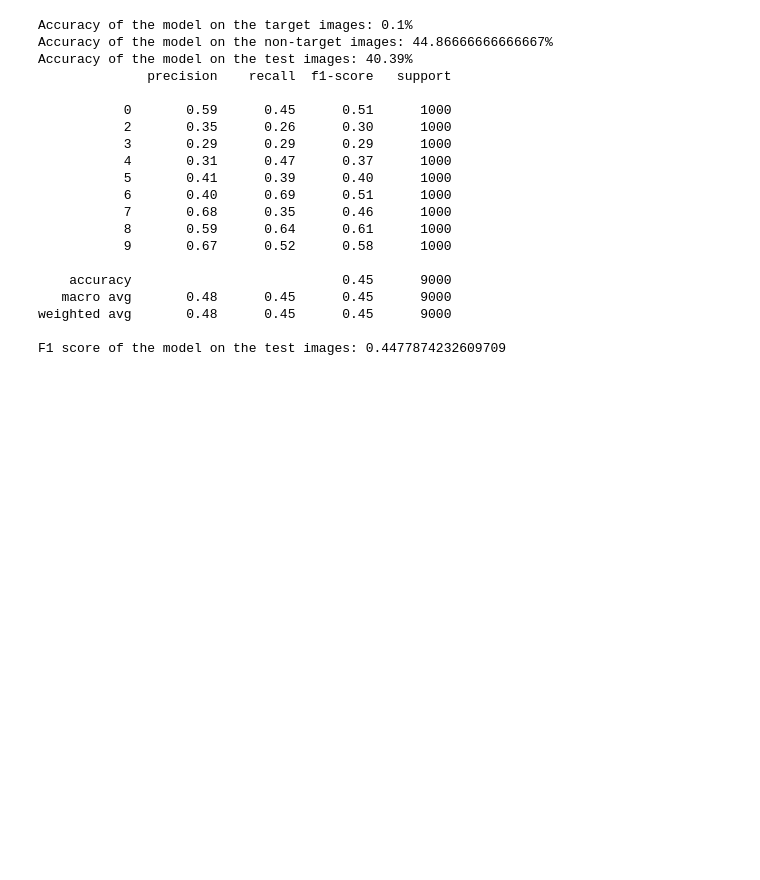
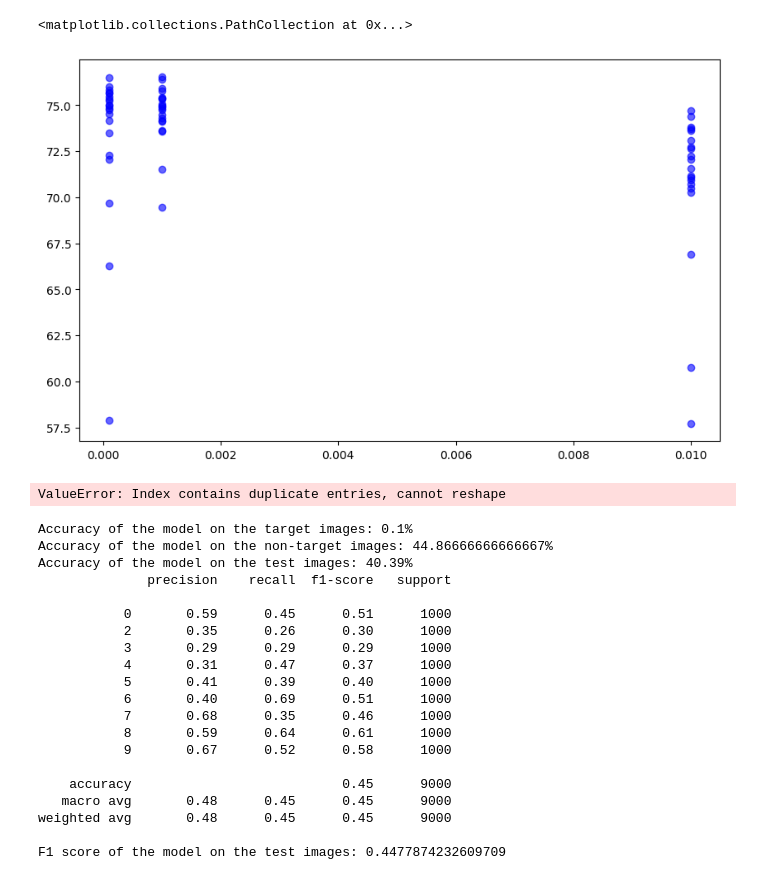
Before and after one commit to d1c0n/machine-unlearning, a Jupyter notebook: moe.ipynb, the cells around one changed output. Drawn from its saved outputs; the diff is of its cells as text; code cells hidden in the pictures; blank space fills up the shorter version.

```diff
--- a/moe.ipynb
+++ b/moe.ipynb
@@ -540,0 +720,76 @@ Unlearning procedure completed.
+# %%
+import matplotlib.pyplot as plt
+
+with open("grid_search_results.json", "r") as f:
+    results = json.load(f)
+
+    y = [
+        ((100 - result["accuracy_target"]) + result["accuracy_non_target"]) / 2
+        for result in results
+    ]
+    x = [result["hyperparameters"]["learning_rate"] for result in results]
+
+
+# Plot the results as a scatter plot
+plt.figure(figsize=(10, 6))
+plt.scatter(x, y, c="blue", alpha=0.6)
+# %% [output]
+<matplotlib.collections.PathCollection at 0x...>
+[figure, added]
+# %%
+import pandas as pd
+import numpy as np
+import seaborn as sns
+import matplotlib.pyplot as plt
+
+# Convert the data to a pandas DataFrame
+data = json.load(open("grid_search_results.json"))
+df = pd.DataFrame(data)
+
+# Extract hyperparameters
+df["train_dataset_percentage"] = df["hyperparameters"].apply(
+    lambda x: x["train_dataset_percentage"]
+)
+df["num_epochs"] = df["hyperparameters"].apply(lambda x: x["num_epochs"])
+df["learning_rate"] = df["hyperparameters"].apply(lambda x: x["learning_rate"])
+
+# Calculate the best score
+df["best_score"] = df.apply(
+    lambda x: ((100 - x["accuracy_target"]) + x["accuracy_non_target"]) / 2, axis=1
+)
+
+# Create a pivot table for the heatmap
+pivot_table = df.pivot(index="num_epochs", columns="learning_rate", values="best_score")
+
+# Create the heatmap
+plt.figure(figsize=(12, 8))
+sns.heatmap(
+    pivot_table, annot=True, fmt=".2f", cmap="YlOrRd", cbar_kws={"label": "Best Score"}
+)
+
+plt.title("Hyperparameter Sweep: Best Score Heatmap")
+plt.xlabel("Learning Rate")
+plt.ylabel("Number of Epochs")
+
+# Add text annotation for train_dataset_percentage
+plt.text(
+    0.5,
+    -0.1,
+    f"Train Dataset Percentage: {df['train_dataset_percentage'].unique()[0]}%",
+    ha="center",
+    va="center",
+    transform=plt.gca().transAxes,
+)
+
+plt.tight_layout()
+plt.show()
+
+# Print the best hyperparameters
+best_row = df.loc[df["best_score"].idxmax()]
+print(f"Best Hyperparameters:")
+print(f"Train Dataset Percentage: {best_row['train_dataset_percentage']}%")
+print(f"Number of Epochs: {best_row['num_epochs']}")
+print(f"Learning Rate: {best_row['learning_rate']}")
+print(f"Best Score: {best_row['best_score']:.2f}")
+# %% [output]
+ValueError: Index contains duplicate entries, cannot reshape
```
Also changed, not shown: parts of 15 cells of this notebook, 7 other files.
